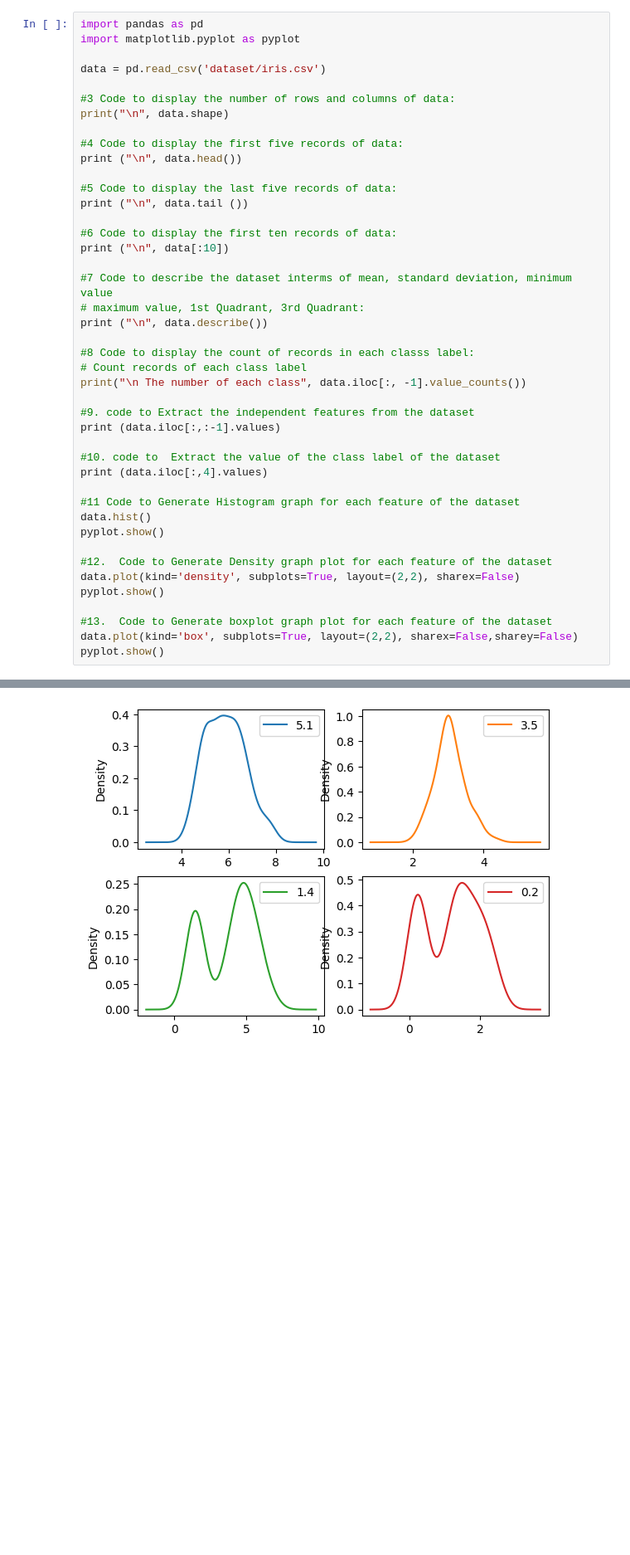
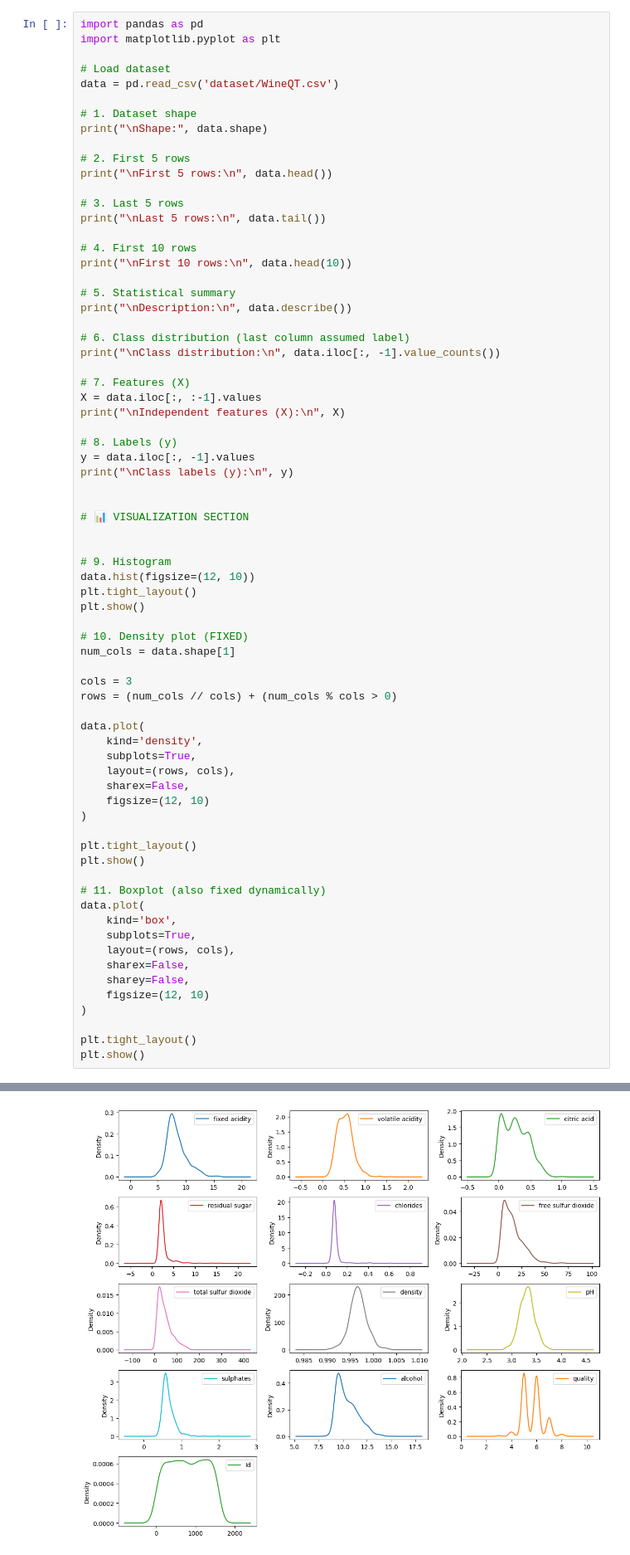
Before and after one commit to biruk2116/MachineLearning-lab-practice, a Jupyter notebook: ws2.ipynb, the cells around one changed output, grey strips where cells are left out. Shown at 83% size. Drawn from its saved outputs; the diff is of its cells as text; blank space fills up the shorter version.

```diff
--- a/ws2.ipynb
+++ b/ws2.ipynb
@@ -1,44 +1,72 @@
 # %%
 import pandas as pd
-import matplotlib.pyplot as pyplot
+import matplotlib.pyplot as plt
 
-data = pd.read_csv('dataset/iris.csv')
+# Load dataset
+data = pd.read_csv('dataset/WineQT.csv')
 
-#3 Code to display the number of rows and columns of data:
-print("\n", data.shape)
+# 1. Dataset shape
+print("\nShape:", data.shape)
 
-#4 Code to display the first five records of data:
-print ("\n", data.head())
+# 2. First 5 rows
+print("\nFirst 5 rows:\n", data.head())
 
-#5 Code to display the last five records of data:
-print ("\n", data.tail ())
+# 3. Last 5 rows
+print("\nLast 5 rows:\n", data.tail())
 
-#6 Code to display the first ten records of data:
-print ("\n", data[:10])
+# 4. First 10 rows
+print("\nFirst 10 rows:\n", data.head(10))
 
-#7 Code to describe the dataset interms of mean, standard deviation, minimum value
-# maximum value, 1st Quadrant, 3rd Quadrant:
-print ("\n", data.describe())
+# 5. Statistical summary
+print("\nDescription:\n", data.describe())
 
-#8 Code to display the count of records in each classs label:
-# Count records of each class label
-print("\n The number of each class", data.iloc[:, -1].value_counts())
+# 6. Class distribution (last column assumed label)
+print("\nClass distribution:\n", data.iloc[:, -1].value_counts())
 
-#9. code to Extract the independent features from the dataset
-print (data.iloc[:,:-1].values)
+# 7. Features (X)
+X = data.iloc[:, :-1].values
+print("\nIndependent features (X):\n", X)
 
-#10. code to  Extract the value of the class label of the dataset
-print (data.iloc[:,4].values)
+# 8. Labels (y)
+y = data.iloc[:, -1].values
+print("\nClass labels (y):\n", y)
 
-#11 Code to Generate Histogram graph for each feature of the dataset
-data.hist()
-pyplot.show()
 
-#12.  Code to Generate Density graph plot for each feature of the dataset
-data.plot(kind='density', subplots=True, layout=(2,2), sharex=False)
-pyplot.show()
+# 📊 VISUALIZATION SECTION
 
-#13.  Code to Generate boxplot graph plot for each feature of the dataset
-data.plot(kind='box', subplots=True, layout=(2,2), sharex=False,sharey=False)
-pyplot.show()
+
+# 9. Histogram
+data.hist(figsize=(12, 10))
+plt.tight_layout()
+plt.show()
+
+# 10. Density plot (FIXED)
+num_cols = data.shape[1]
+
+cols = 3
+rows = (num_cols // cols) + (num_cols % cols > 0)
+
+data.plot(
+    kind='density',
+    subplots=True,
+    layout=(rows, cols),
+    sharex=False,
+    figsize=(12, 10)
+)
+
+plt.tight_layout()
+plt.show()
+
+# 11. Boxplot (also fixed dynamically)
+data.plot(
+    kind='box',
+    subplots=True,
+    layout=(rows, cols),
+    sharex=False,
+    sharey=False,
+    figsize=(12, 10)
+)
+
+plt.tight_layout()
+plt.show()
 # %% [output]
@@ -63 +91 @@ Length: 149, dtype: str
-[figure, old version]
+[figure, new version]
```
Also changed, not shown: parts of 1 cell of this notebook.
